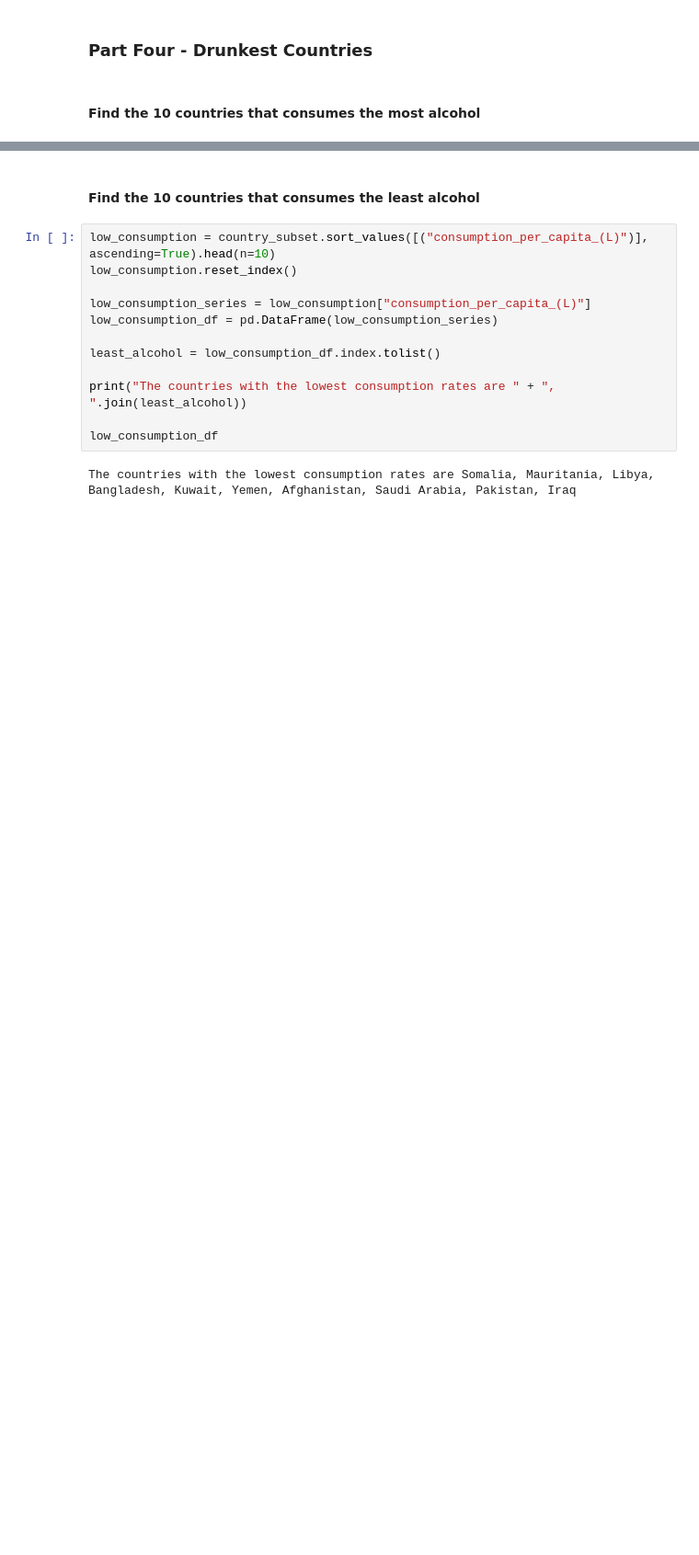
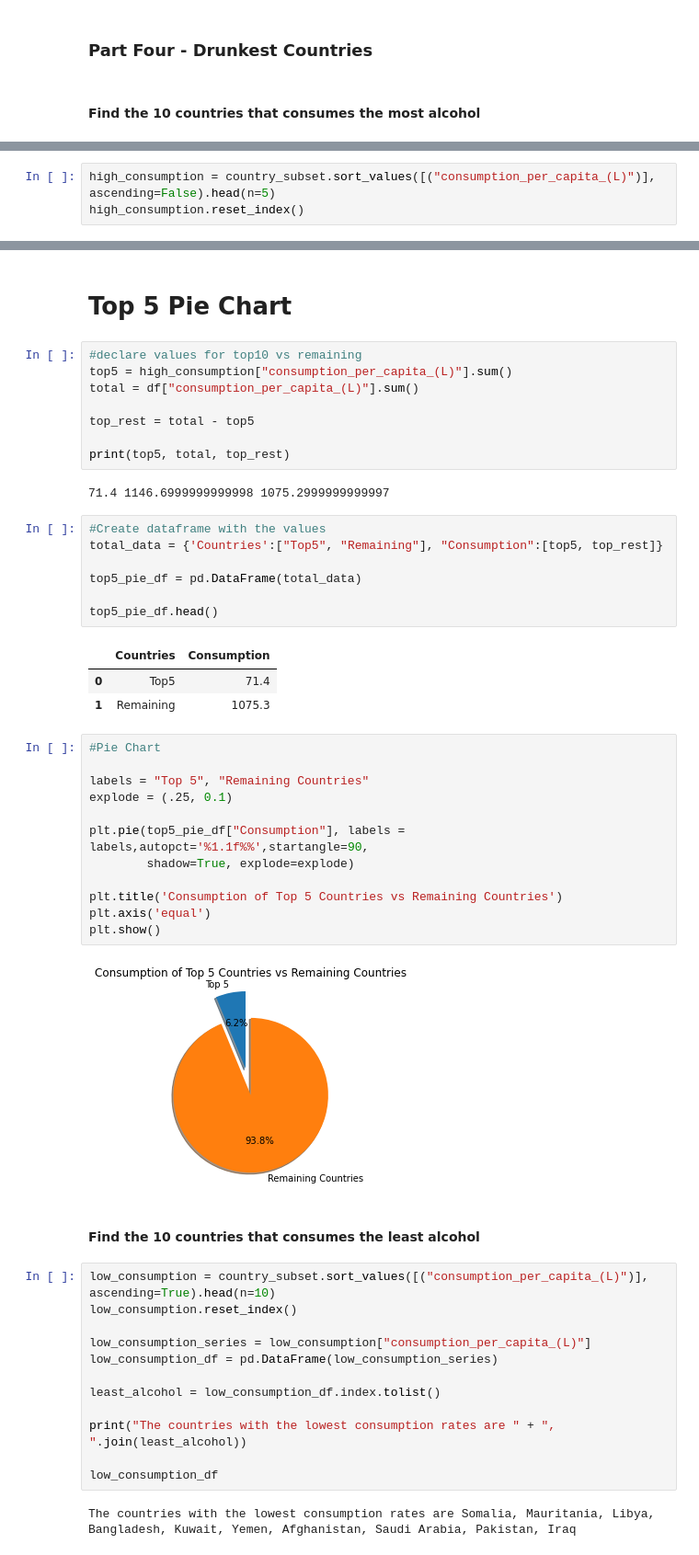
Before and after one commit to reccleston/data-analysis-project-1, a Jupyter notebook: Merged/Alison + Stephen.ipynb, the cells around one changed output, grey strips where cells are left out. Shown at 92% size. Cells and saved outputs as stored; diff of their text form; blank space fills up the shorter version.

```diff
--- a/Merged/Alison + Stephen.ipynb
+++ b/Merged/Alison + Stephen.ipynb
@@ -307,0 +319,3 @@ The countries with the highest consumption rates are Moldova, Lithuania, Czechia
+# %%
+high_consumption = country_subset.sort_values([("consumption_per_capita_(L)")], ascending=False).head(n=5)
+high_consumption.reset_index()
@@ -308,3 +344,40 @@ The countries with the highest consumption rates are Moldova, Lithuania, Czechia
+# %% [markdown]
+# Top 5 Pie Chart
+# %%
+#declare values for top10 vs remaining
+top5 = high_consumption["consumption_per_capita_(L)"].sum()
+total = df["consumption_per_capita_(L)"].sum()
+
+top_rest = total - top5
+
+print(top5, total, top_rest)
+# %% [output]
+71.4 1146.6999999999998 1075.2999999999997
+# %%
+#Create dataframe with the values
+total_data = {'Countries':["Top5", "Remaining"], "Consumption":[top5, top_rest]}
+
+top5_pie_df = pd.DataFrame(total_data)
+
+top5_pie_df.head()
+# %% [output]
+|  | Countries | Consumption |
+| 0 | Top5 | 71.4 |
+| 1 | Remaining | 1075.3 |
+# %%
+#Pie Chart
+
+labels = "Top 5", "Remaining Countries"
+explode = (.25, 0.1)
+
+plt.pie(top5_pie_df["Consumption"], labels = labels,autopct='%1.1f%%',startangle=90,
+        shadow=True, explode=explode)
+
+plt.title('Consumption of Top 5 Countries vs Remaining Countries')
+plt.axis('equal')
+plt.show()
+# %% [output]
+[figure, added]
 # %% [markdown]
 #### Find the 10 countries that consumes the least alcohol
 # %%
```
Also changed, not shown: parts of 6 cells of this notebook, 7 other files.
